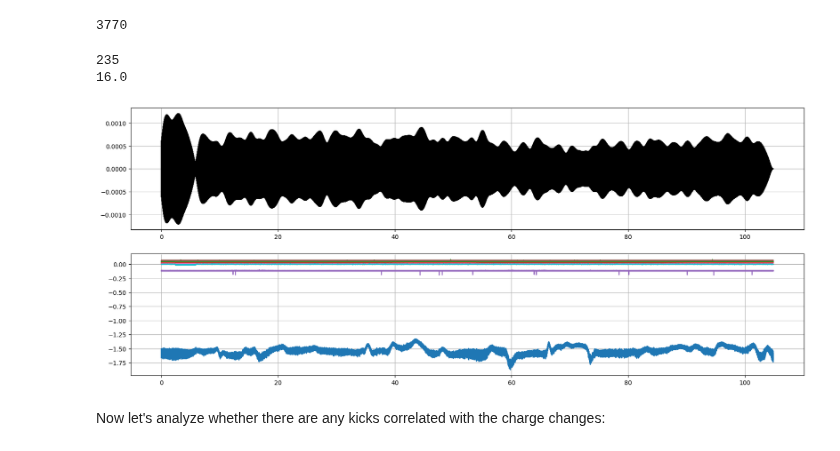
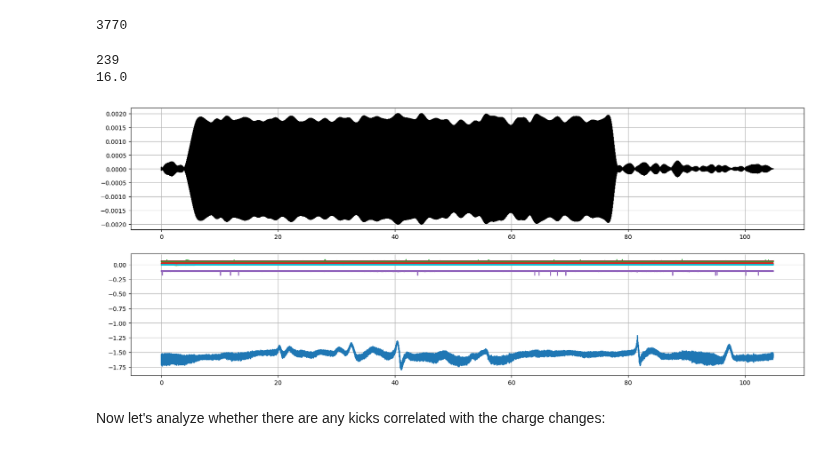
Before and after one commit to Moore-Lab/decay_analysis, a Jupyter notebook: analyze_alpha_data_20231030.ipynb, the cells around one changed output. Cells and saved outputs as stored; diff of their text form; code cells hidden in the pictures.

Commit message:
working towards histogram plot

```diff
--- a/analyze_alpha_data_20231030.ipynb
+++ b/analyze_alpha_data_20231030.ipynb
@@ -652,7 +652,7 @@ np.argmin(np.abs(time_hours-6.97))
 # %%
 ## code to plot individual files charge change
 #cdat, attr, fhandle = bu.get_data(data_list[int(1210/16)])
-idx=3760
+idx=3760+4*16
 nfiles = 1
 plt.figure(figsize=(20,8))
 for nf in range(nfiles):
@@ -661,35 +661,35 @@ for nf in range(nfiles):
     print(ifile)
     cdat, attr, fhandle = bu.get_data(data_list[ifile])  ## correlated decays 20 s apart?
     #fn = np.array([104, 117])/5000
     fn = np.array([110.5, 111.5])/5000
     b,a = sig.butter(3, fn, btype='bandpass')
     fdat = sig.filtfilt(b,a,cdat[:,0])
     print(len(fdat)/2**16)
 
     tvec = np.arange(0, len(fdat))/1e4 + nf*(len(fdat)-1)/1e4
 
 
     plt.subplot(2,1,1)
     plt.plot(tvec,fdat, 'k')
     plt.grid(True)
 
     plt.subplot(2,1,2)
     for i in range(10):
         fdat = cdat[:,2+i]
         plt.plot(tvec,fdat)
     plt.grid(True)
 
     #plt.xlim(50,58)
     #plt.ylim(0.06, 0.10)
 
 #plt.figure()
 #f,p = sig.welch(cdat[:,0], fs=1e4,nperseg=2**16)
 #plt.semilogy(f,p)
 #plt.xlim(100,120)
 # %% [output]
-235
+239
 16.0
-[figure, old version]
+[figure, new version]
 # %% [markdown]
 Now let's analyze whether there are any kicks correlated with the charge changes:
 # %%
```
Also changed, not shown: parts of 6 cells of this notebook, 6 other files.
